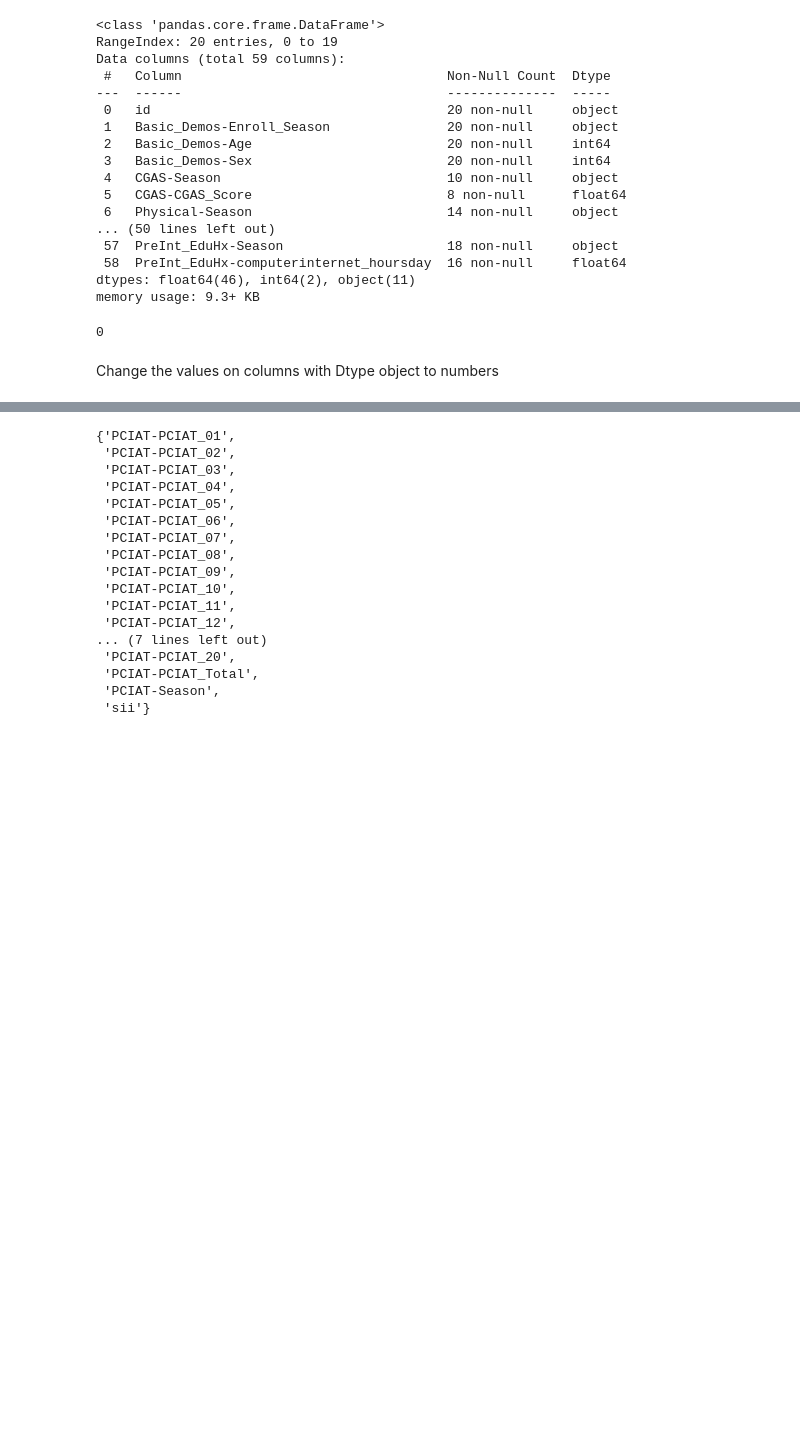
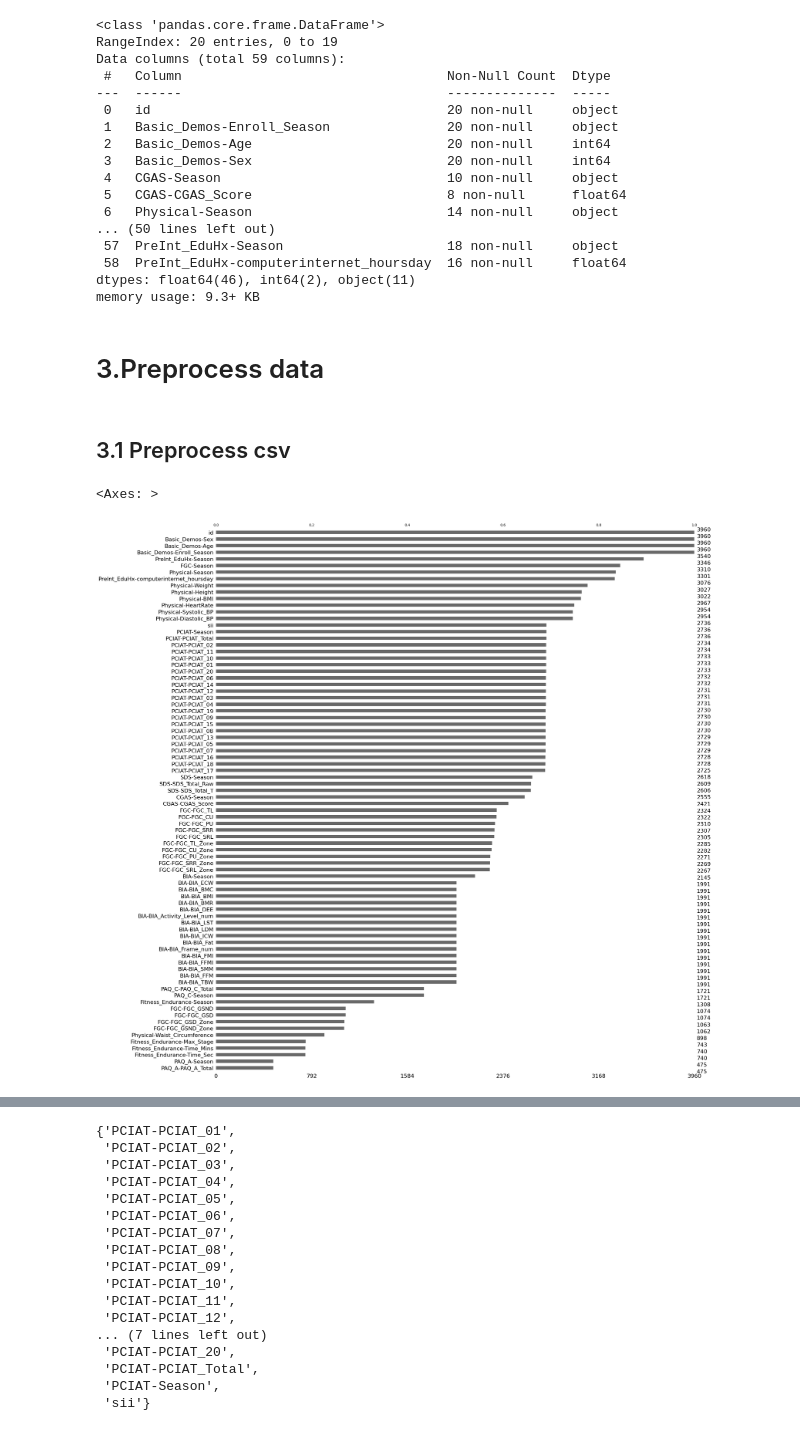
Before and after one commit to PhatNguyenduc/ML_Kaggle_CMI-PIU, a Jupyter notebook: model-cmp.ipynb, the cells around one changed output, grey strips where cells are left out. Drawn from its saved outputs; the diff is of its cells as text; code cells hidden in the pictures; blank space fills up the shorter version.

Commit message:
Kaggle Notebook | Model_CMP | Version 25

```diff
--- a/model-cmp.ipynb
+++ b/model-cmp.ipynb
@@ -36,8 +63,10 @@ import torch.optim as optim
 # %% [markdown]
 # 2. Read data
 # %%
-train_ds = pd.read_csv('/kaggle/input/child-mind-institute-problematic-internet-use/train.csv')
+train = pd.read_csv('/kaggle/input/child-mind-institute-problematic-internet-use/train.csv')
+test = pd.read_csv('/kaggle/input/child-mind-institute-problematic-internet-use/test.csv')
+sample = pd.read_csv('/kaggle/input/child-mind-institute-problematic-internet-use/sample_submission.csv')
+dict = pd.read_csv('../input/child-mind-institute-problematic-internet-use/data_dictionary.csv')
 
-test_ds = pd.read_csv('/kaggle/input/child-mind-institute-problematic-internet-use/test.csv')
-
-data_dictionary = pd.read_csv('/kaggle/input/child-mind-institute-problematic-internet-use/data_dictionary.csv')
+train_ts = load_time_series("/kaggle/input/child-mind-institute-problematic-internet-use/series_train.parquet")
+test_ts = load_time_series("/kaggle/input/child-mind-institute-problematic-internet-use/series_test.parquet")
@@ -161,13 +136,13 @@ Data columns (total 59 columns):
  58  PreInt_EduHx-computerinternet_hoursday  16 non-null     float64
 dtypes: float64(46), int64(2), object(11)
 memory usage: 9.3+ KB
-# %%
-# Kiểm tra xem các data trong timeseries có label không
-combine = pd.merge(train_ts, train_ds[['id', 'sii']], on='id', how='left')
-# Kiểm tra số lượng data không nhãn
-combine['sii'].isna().sum()
-# => Tất cả data trong timne series đều có nhãn
-# %% [output]
-0
-# %% [markdown]
-Change the values on columns with Dtype object to numbers
+# %% [markdown]
+# 3.Preprocess data
+# %% [markdown]
+## 3.1 Preprocess csv
+# %%
+# Kiểm tra tình trạng dữ liệu trong train
+msno.bar(train.iloc[:, :train.shape[1]], sort='ascending')
+# %% [output]
+<Axes: >
+[figure, added]
```
Also changed, not shown: parts of 93 cells of this notebook.
